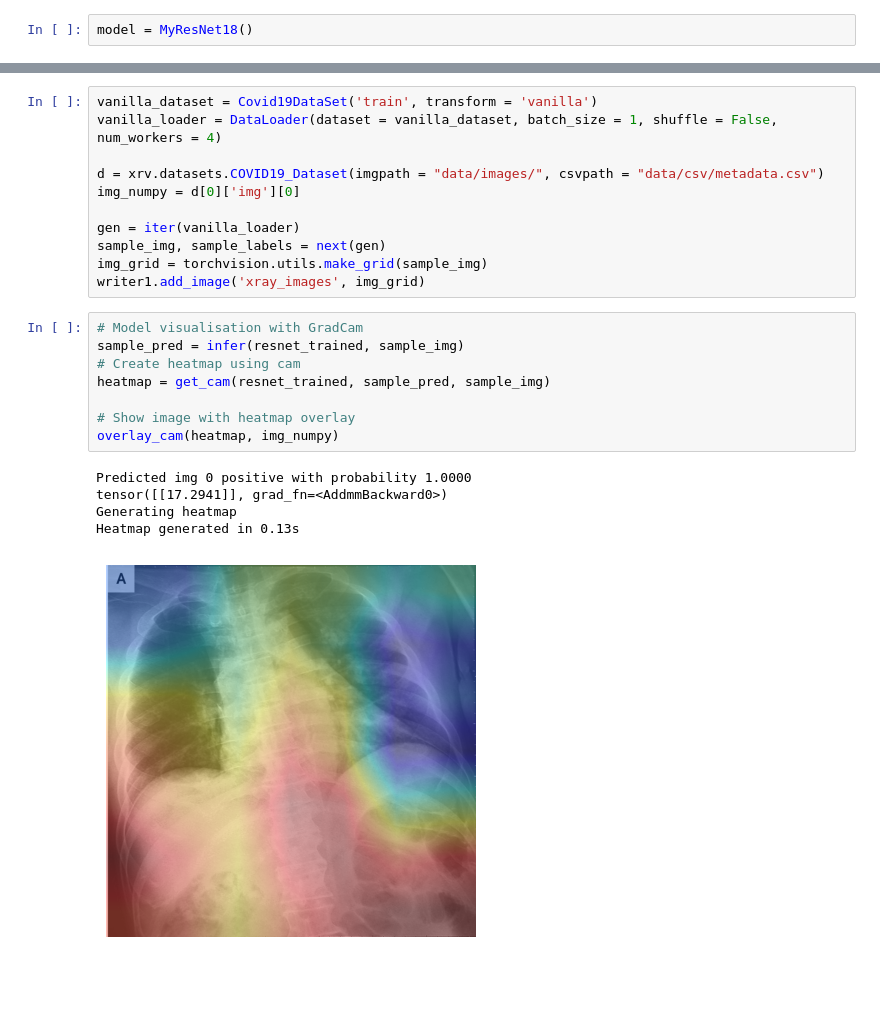
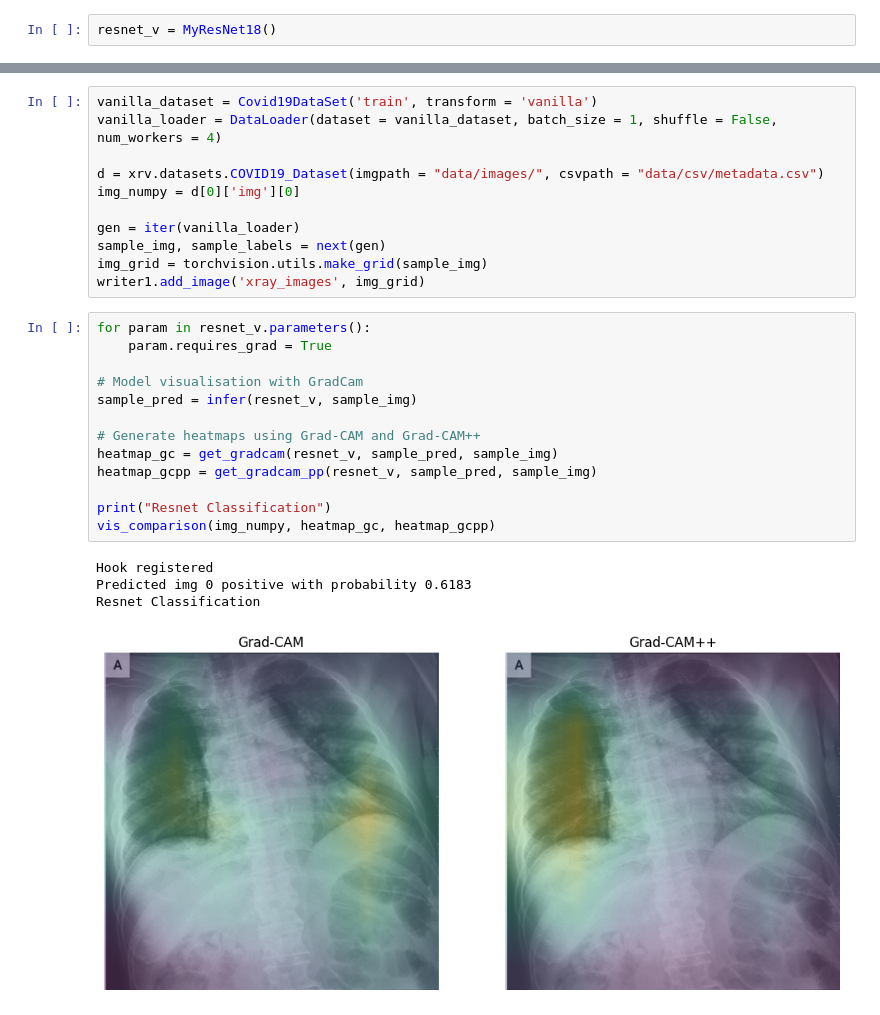
Before and after one commit to Kaishoo-git/COVID-19-Chest-XRay, a Jupyter notebook: pytorch.ipynb, the cells around one changed output, grey strips where cells are left out. Saved outputs shown, nothing was run; the diff lists cells and outputs as text; blank space fills up the shorter version.

Commit message:
Implementation and visualisation

```diff
--- a/pytorch.ipynb
+++ b/pytorch.ipynb
@@ -163,2 +65,2 @@ class MyResNet18(nn.Module):
 # %%
-model = MyResNet18()
+resnet_v = MyResNet18()
@@ -404,16 +121,20 @@ sample_img, sample_labels = next(gen)
 img_grid = torchvision.utils.make_grid(sample_img)
 writer1.add_image('xray_images', img_grid)
 # %%
+for param in resnet_v.parameters():
+    param.requires_grad = True
+
 # Model visualisation with GradCam
-sample_pred = infer(resnet_trained, sample_img)
-# Create heatmap using cam
-heatmap = get_cam(resnet_trained, sample_pred, sample_img)
+sample_pred = infer(resnet_v, sample_img)
 
-# Show image with heatmap overlay
-overlay_cam(heatmap, img_numpy)
+# Generate heatmaps using Grad-CAM and Grad-CAM++
+heatmap_gc = get_gradcam(resnet_v, sample_pred, sample_img)
+heatmap_gcpp = get_gradcam_pp(resnet_v, sample_pred, sample_img)
+
+print("Resnet Classification")
+vis_comparison(img_numpy, heatmap_gc, heatmap_gcpp)
 # %% [output]
-Predicted img 0 positive with probability 1.0000
-tensor([[17.2941]], grad_fn=<AddmmBackward0>)
-Generating heatmap
-Heatmap generated in 0.13s
+Hook registered
+Predicted img 0 positive with probability 0.6183
+Resnet Classification
-[figure, old version]
+[figure, new version]
```
Also changed, not shown: parts of 9 cells of this notebook, 3 other files.
